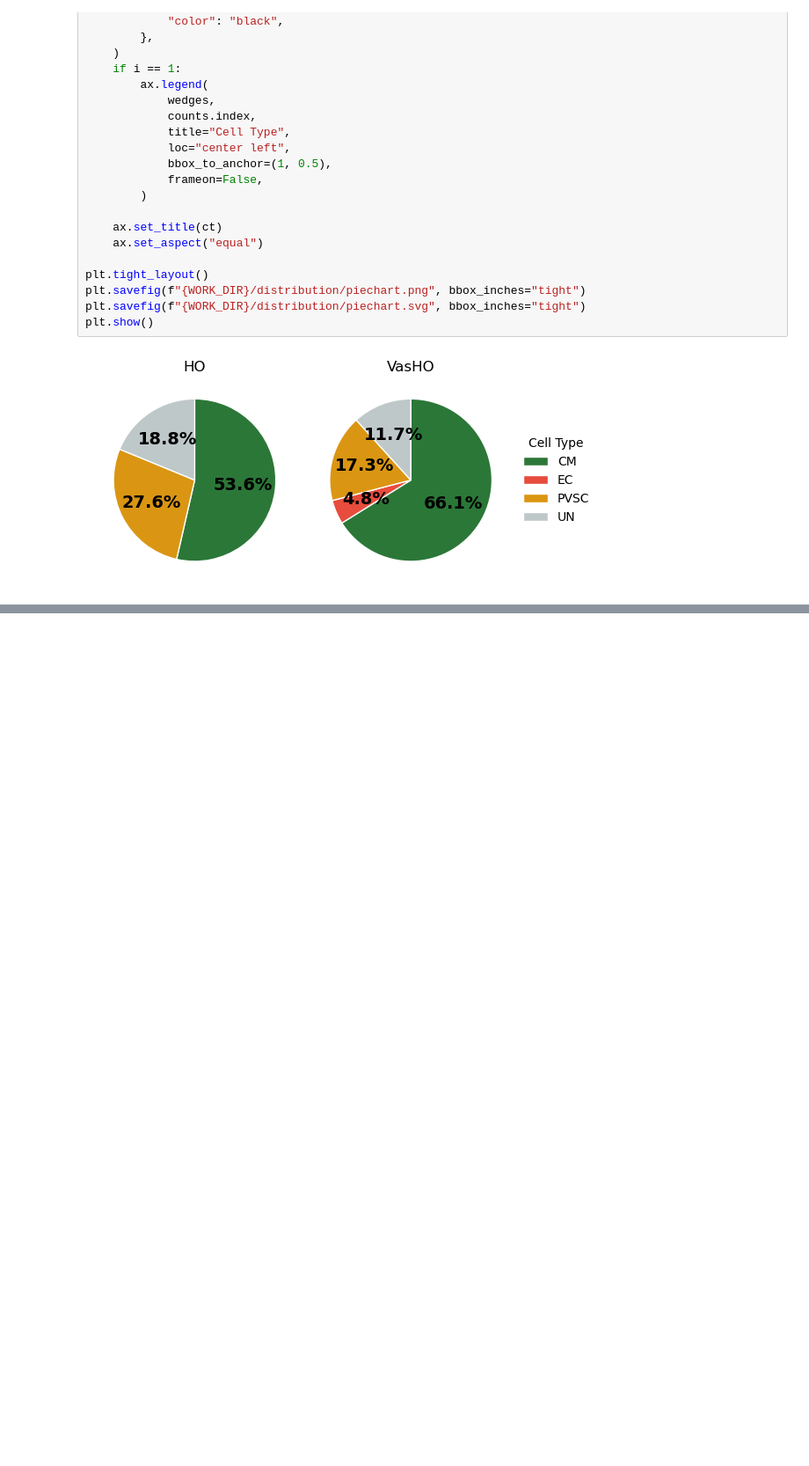
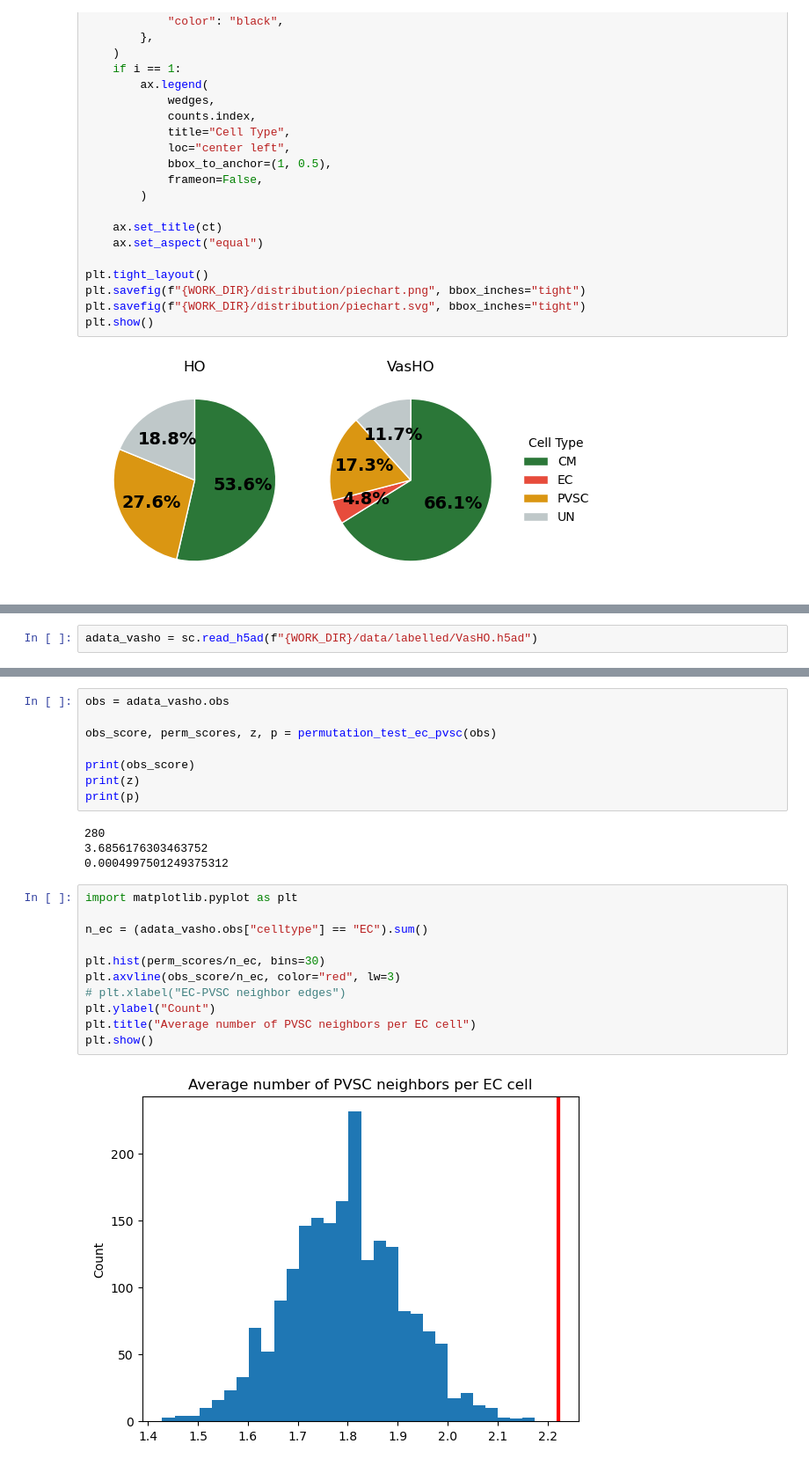
Before and after one commit to yachielab/DataAnalysis_Vascularized_Cardiac_Organoids, a Jupyter notebook: ipynb/CCO11.ipynb, the cells around one changed output, grey strips where cells are left out. Shown at 88% size. Saved outputs shown, nothing was run; the diff lists cells and outputs as text; blank space fills up the shorter version.

```diff
--- a/ipynb/CCO11.ipynb
+++ b/ipynb/CCO11.ipynb
@@ -729,0 +732,2 @@ plt.show()
+# %%
+adata_vasho = sc.read_h5ad(f"{WORK_DIR}/data/labelled/VasHO.h5ad")
@@ -729,0 +787,25 @@ plt.show()
+# %%
+obs = adata_vasho.obs
+
+obs_score, perm_scores, z, p = permutation_test_ec_pvsc(obs)
+
+print(obs_score)
+print(z)
+print(p)
+# %% [output]
+280
+3.6856176303463752
+0.0004997501249375312
+# %%
+import matplotlib.pyplot as plt
+
+n_ec = (adata_vasho.obs["celltype"] == "EC").sum()
+
+plt.hist(perm_scores/n_ec, bins=30)
+plt.axvline(obs_score/n_ec, color="red", lw=3)
+# plt.xlabel("EC-PVSC neighbor edges")
+plt.ylabel("Count")
+plt.title("Average number of PVSC neighbors per EC cell")
+plt.show()
+# %% [output]
+[figure, added]
```
Also changed, not shown: parts of 8 cells of this notebook, 56 other files.
